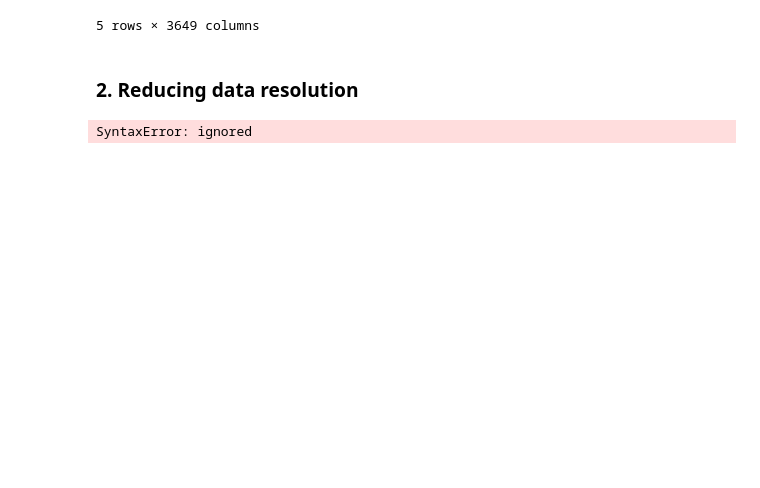
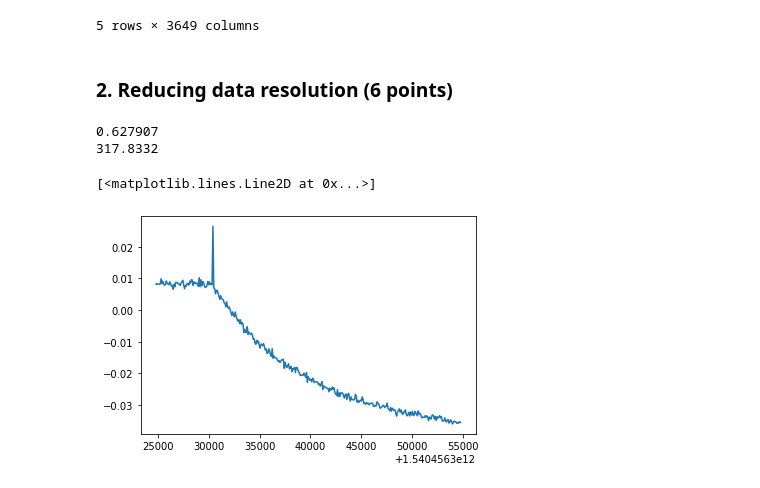
Before and after one commit to marco-finger/DSF-FS22-MarcoFinger, a Jupyter notebook: CodingTask1.ipynb, the cells around one changed output. Saved outputs shown, nothing was run; the diff lists cells and outputs as text; code cells hidden in the pictures; blank space fills up the shorter version.

```diff
--- a/CodingTask1.ipynb
+++ b/CodingTask1.ipynb
@@ -68,6 +70,17 @@ df.to_csv('/content/drive/MyDrive/DSF-FS22/data/task1/CCD-Data.csv') # creates a
 # %% [markdown]
-### 2. Reducing data resolution
+### 2. Reducing data resolution (6 points)
-# %%
-df.plot([0,1:1000])
-# %% [output]
-SyntaxError: ignored
+# %%
+print(df.iloc[2, 10])
+print(df.columns[10])
+#df.plot([0,1:1000])
+# %% [output]
+0.627907
+317.8332
+# %%
+
+x = df.iloc[:,0]
+y = df.iloc[:,1950]
+plt.plot(x,y)
+# %% [output]
+[<matplotlib.lines.Line2D at 0x...>]
+[figure, added]
```
Also changed, not shown: parts of 4 cells of this notebook.
